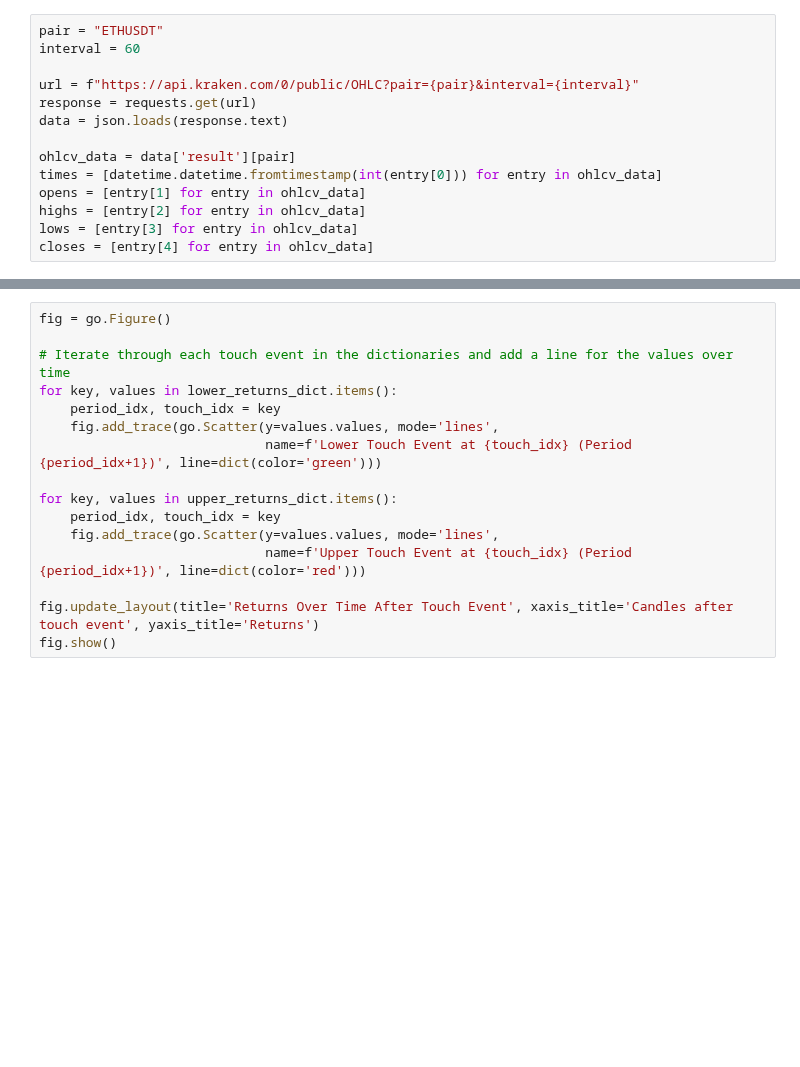
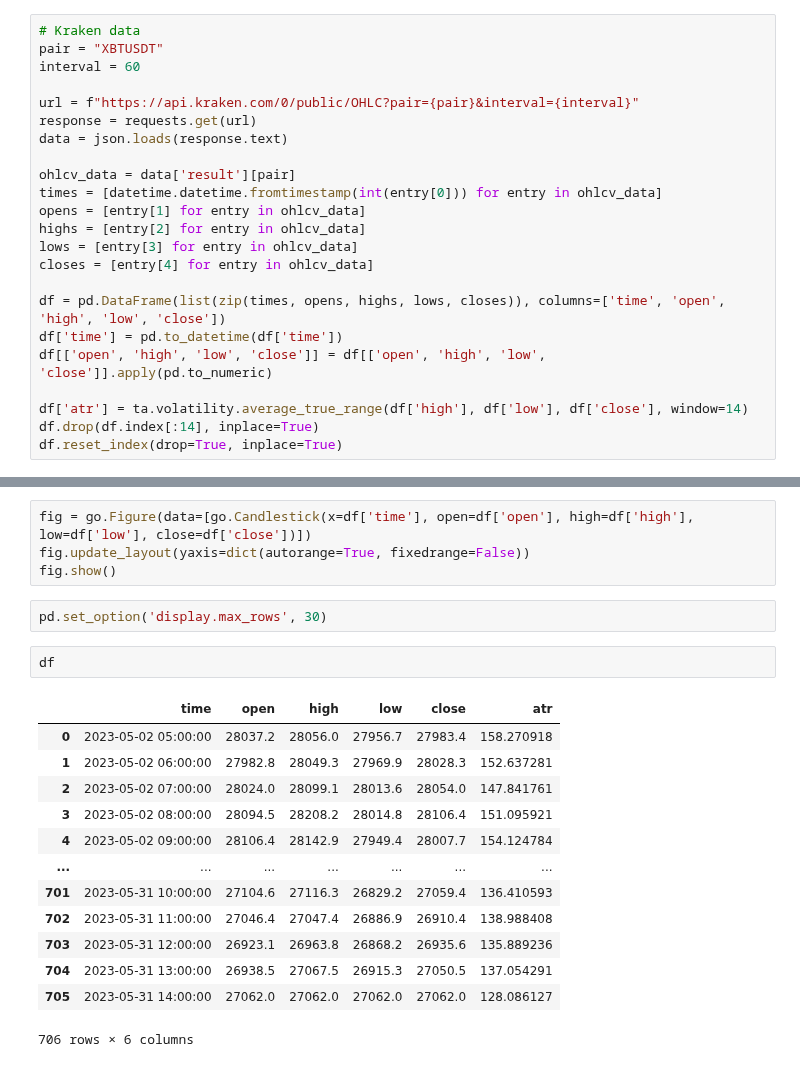
Before and after one commit to alexbabits/crypto-backtester, a Jupyter notebook: ChannelAnalysis.ipynb, the cells around one changed output, grey strips where cells are left out. Cells and saved outputs as stored; diff of their text form; blank space fills up the shorter version.

Commit message:
line base with scaled plotly

```diff
--- a/ChannelAnalysis.ipynb
+++ b/ChannelAnalysis.ipynb
@@ -25,5 +34,6 @@ Note: you may need to restart the kernel to use updated packages.
 # %%
-pair = "ETHUSDT"
+# Kraken data
+pair = "XBTUSDT"
 interval = 60
 
 url = f"https://api.kraken.com/0/public/OHLC?pair={pair}&interval={interval}"
@@ -36,3 +46,11 @@ opens = [entry[1] for entry in ohlcv_data]
 highs = [entry[2] for entry in ohlcv_data]
 lows = [entry[3] for entry in ohlcv_data]
 closes = [entry[4] for entry in ohlcv_data]
+
+df = pd.DataFrame(list(zip(times, opens, highs, lows, closes)), columns=['time', 'open', 'high', 'low', 'close'])
+df['time'] = pd.to_datetime(df['time'])
+df[['open', 'high', 'low', 'close']] = df[['open', 'high', 'low', 'close']].apply(pd.to_numeric)
+
+df['atr'] = ta.volatility.average_true_range(df['high'], df['low'], df['close'], window=14)
+df.drop(df.index[:14], inplace=True)
+df.reset_index(drop=True, inplace=True)
@@ -124,16 +57,22 @@ First 5 points of lower line: [1871.81899656 1870.93311316 1870.04722975 1869.16
-# %%
-fig = go.Figure()
-
-# Iterate through each touch event in the dictionaries and add a line for the values over time
-for key, values in lower_returns_dict.items():
-    period_idx, touch_idx = key
-    fig.add_trace(go.Scatter(y=values.values, mode='lines',
-                             name=f'Lower Touch Event at {touch_idx} (Period {period_idx+1})', line=dict(color='green')))
-
-for key, values in upper_returns_dict.items():
-    period_idx, touch_idx = key
-    fig.add_trace(go.Scatter(y=values.values, mode='lines',
-                             name=f'Upper Touch Event at {touch_idx} (Period {period_idx+1})', line=dict(color='red')))
-
-fig.update_layout(title='Returns Over Time After Touch Event', xaxis_title='Candles after touch event', yaxis_title='Returns')
-fig.show()
+# %%
+fig = go.Figure(data=[go.Candlestick(x=df['time'], open=df['open'], high=df['high'], low=df['low'], close=df['close'])])
+fig.update_layout(yaxis=dict(autorange=True, fixedrange=False))
+fig.show()
+# %%
+pd.set_option('display.max_rows', 30)
+# %%
+df
+# %% [output]
+|  | time | open | high | low | close | atr |
+| 0 | 2023-05-02 05:00:00 | 28037.2 | 28056.0 | 27956.7 | 27983.4 | 158.270918 |
+| 1 | 2023-05-02 06:00:00 | 27982.8 | 28049.3 | 27969.9 | 28028.3 | 152.637281 |
+| 2 | 2023-05-02 07:00:00 | 28024.0 | 28099.1 | 28013.6 | 28054.0 | 147.841761 |
+| 3 | 2023-05-02 08:00:00 | 28094.5 | 28208.2 | 28014.8 | 28106.4 | 151.095921 |
+| 4 | 2023-05-02 09:00:00 | 28106.4 | 28142.9 | 27949.4 | 28007.7 | 154.124784 |
+| ... | ... | ... | ... | ... | ... | ... |
+| 701 | 2023-05-31 10:00:00 | 27104.6 | 27116.3 | 26829.2 | 27059.4 | 136.410593 |
+| 702 | 2023-05-31 11:00:00 | 27046.4 | 27047.4 | 26886.9 | 26910.4 | 138.988408 |
+| 703 | 2023-05-31 12:00:00 | 26923.1 | 26963.8 | 26868.2 | 26935.6 | 135.889236 |
+| 704 | 2023-05-31 13:00:00 | 26938.5 | 27067.5 | 26915.3 | 27050.5 | 137.054291 |
+| 705 | 2023-05-31 14:00:00 | 27062.0 | 27062.0 | 27062.0 | 27062.0 | 128.086127 |
+706 rows × 6 columns
```
Also changed, not shown: parts of 4 cells of this notebook, 11 other files.
